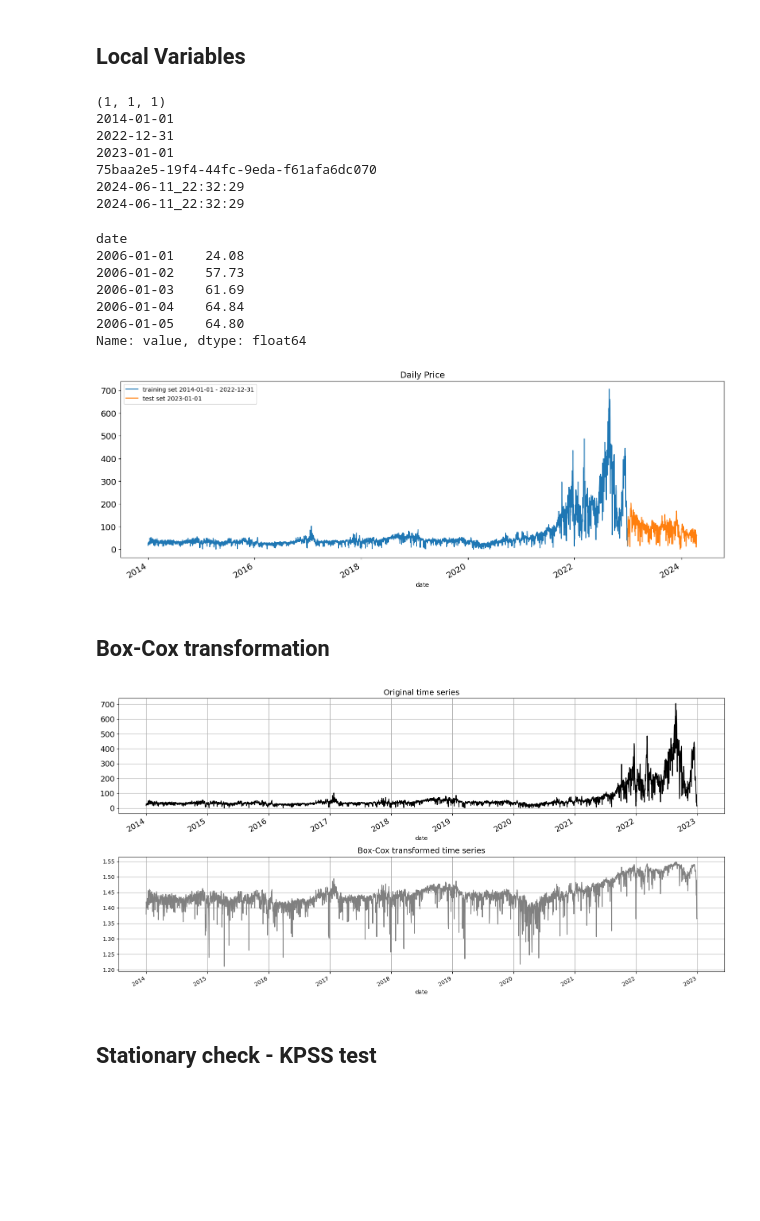
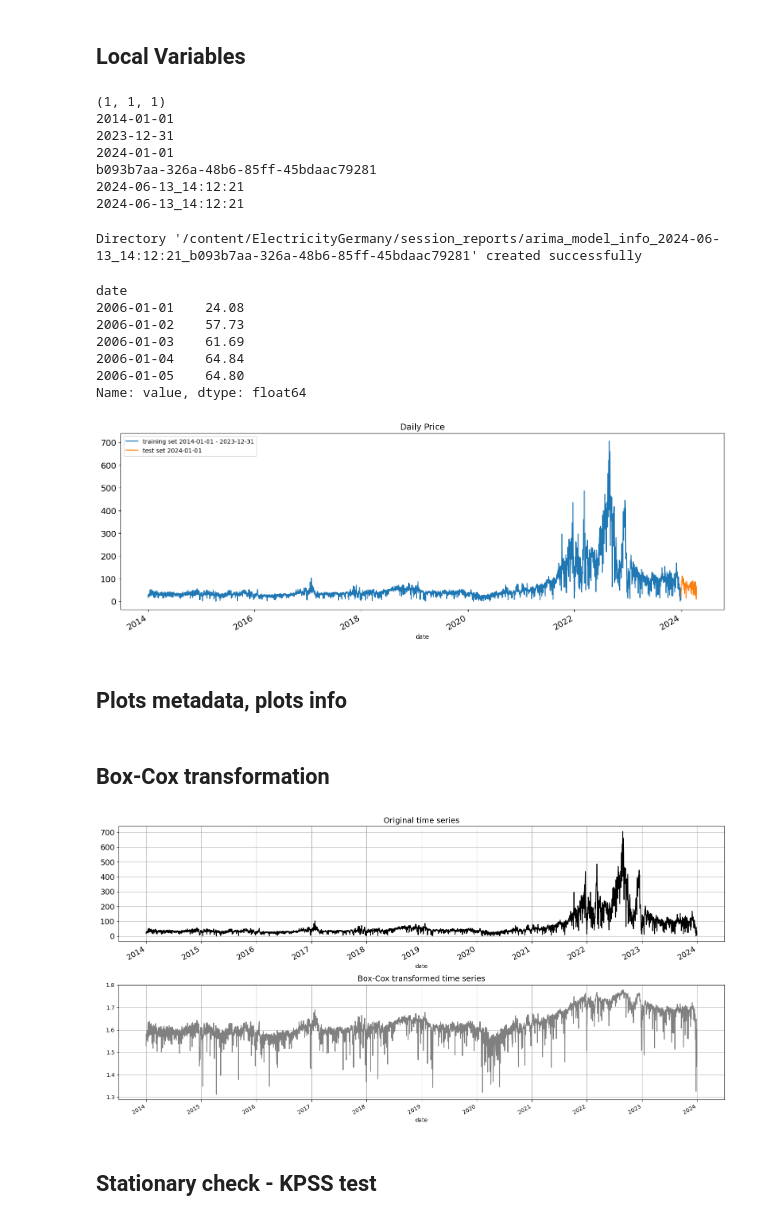
Before and after one commit to mzuhh/ElectricityGermany, a Jupyter notebook: ARIMA.ipynb, the cells around one changed output. Saved outputs shown, nothing was run; the diff lists cells and outputs as text; code cells hidden in the pictures; blank space fills up the shorter version.

```diff
--- a/ARIMA.ipynb
+++ b/ARIMA.ipynb
@@ -173,11 +178,14 @@ date_column_name = 'date'
 value_column_name = 'value'
 start_data_series = "2006-01-01"
 start_date_training = "2014-01-01"
-end_date_training = "2022-12-31"
-start_date_testing = "2023-01-01"
+end_date_training = "2023-12-31"
+start_date_testing = "2024-01-01"
 plot_main_title = "Daily Price"
 nsteps = 1
 arima_model_order = (1,1,1)
+
+#Plots
+plots = []
 
 print(arima_model_order)
 print(start_date_training)
@@ -189,11 +197,19 @@ print(end_time)
 # %% [output]
 (1, 1, 1)
 2014-01-01
-2022-12-31
-2023-01-01
-75baa2e5-19f4-44fc-9eda-f61afa6dc070
-2024-06-11_22:32:29
-2024-06-11_22:32:29
+2023-12-31
+2024-01-01
+b093b7aa-326a-48b6-85ff-45bdaac79281
+2024-06-13_14:12:21
+2024-06-13_14:12:21
+# %%
+# Creating a new directory for a session
+directory = f"/content/ElectricityGermany/session_reports/arima_model_info_{end_time}_{session_id}"
+if not os.path.exists(directory):
+    os.makedirs(directory)
+print(f"Directory '{directory}' created successfully")
+# %% [output]
+Directory '/content/ElectricityGermany/session_reports/arima_model_info_2024-06-13_14:12:21_b093b7aa-326a-48b6-85ff-45bdaac79281' created successfully
 # %%
 df[date_column_name] = pd.to_datetime(df[date_column_name], format="%Y-%m-%d", errors="coerce")
 df = df[df[value_column_name] > 0]
@@ -214,15 +230,31 @@ date
 2006-01-04    64.84
 2006-01-05    64.80
 Name: value, dtype: float64
+# %%
+def add_plot(figure, label, directory, current_datetime, session_id):
+    plot_info = {
+        "figure": figure,
+        #"axis": ax,
+        "label": label,
+        "filename": f"{label.replace(' ', '_').lower()}_{current_datetime}_{session_id}.png",
+        "directory": directory,
+        "filepath": os.path.join(directory, f"{label.replace(' ', '_').lower()}_{current_datetime}_{session_id}.png")
+    }
+    plots.append(plot_info)
 # %%
-plt.figure(figsize=(18, 6))
-plt.title(plot_main_title, fontsize=14)
+fig, ax = plt.subplots()
+#fg.figure(figsize=(18, 6))
+fig.set_size_inches(18, 6)
+ax.set_title(plot_main_title, fontsize=14)
 df_daily_training.plot(label="training set " + start_date_training + " - " + end_date_training, fontsize=14)
 df_daily_test.plot(label="test set " + start_date_testing, fontsize=14)
-plt.legend()
-plt.show()
+ax.legend()
+fig.show()
+add_plot(fig, plot_main_title, directory, start_time, session_id)
 # %% [output]
-[figure, old version]
+[figure, new version]
+# %% [markdown]
+## Plots metadata, plots info
 # %% [markdown]
 ## Box-Cox transformation
 # %%
@@ -240,7 +272,7 @@ ax[1].grid()
 plt.tight_layout()
 plt.show()
 # %% [output]
-[figure, old version]
+[figure, new version]
 # %% [markdown]
 ## Stationary check - KPSS test
 # %%
```
Also changed, not shown: parts of 53 cells of this notebook.
